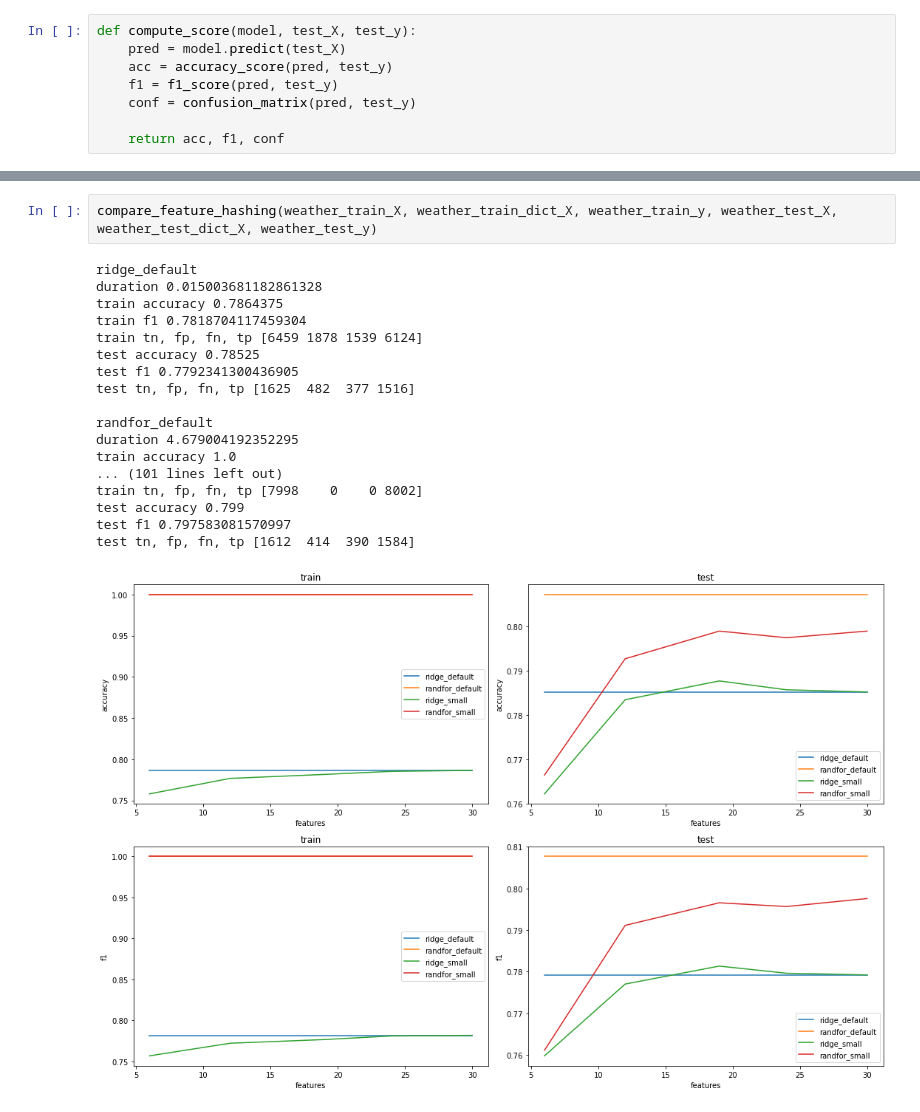
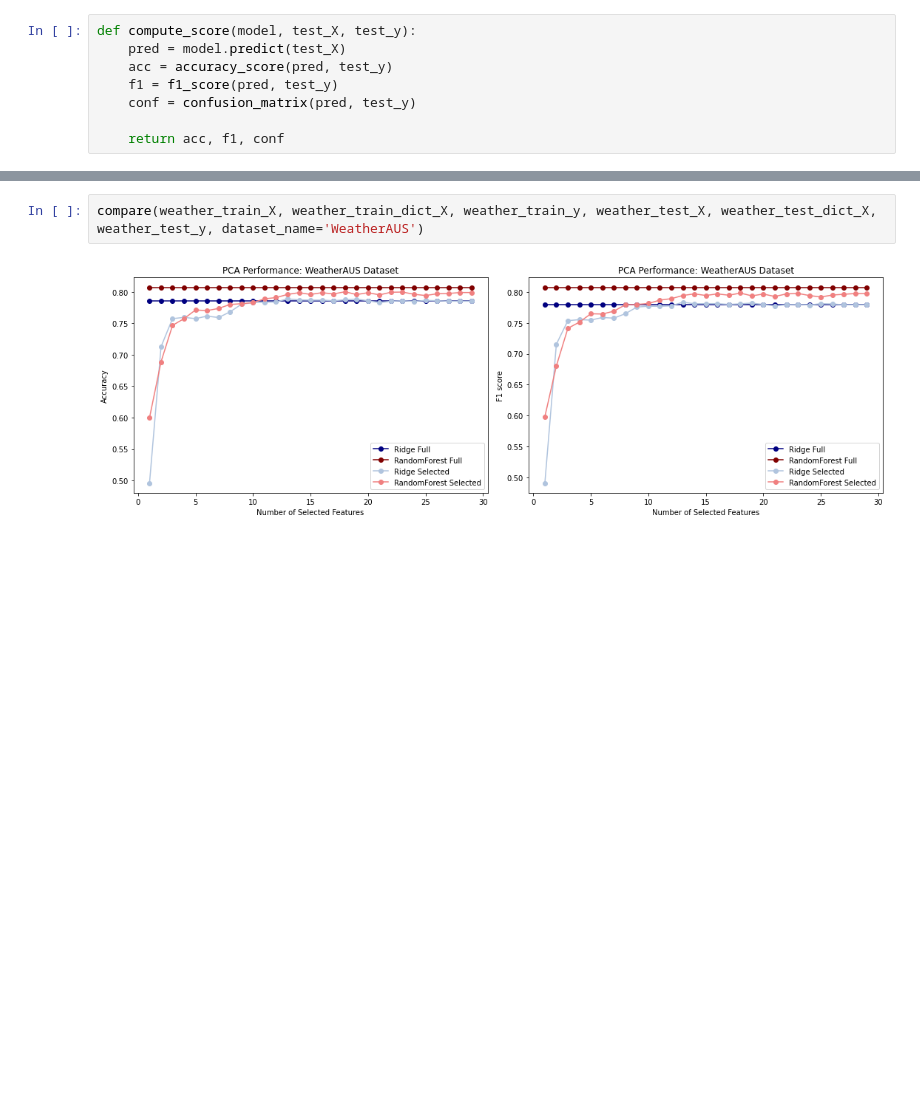
Before and after one commit to win13676/ORIE5741-Project, a Jupyter notebook: PCA_comparison.ipynb, the cells around one changed output, grey strips where cells are left out. Saved outputs shown, nothing was run; the diff lists cells and outputs as text; blank space fills up the shorter version.

```diff
--- a/PCA_comparison.ipynb
+++ b/PCA_comparison.ipynb
@@ -267,22 +199,5 @@ test tn, fp, fn, tp [138  30  18  76]
 # %%
-compare_feature_hashing(weather_train_X, weather_train_dict_X, weather_train_y, weather_test_X, weather_test_dict_X, weather_test_y)
+compare(weather_train_X, weather_train_dict_X, weather_train_y, weather_test_X, weather_test_dict_X, weather_test_y, dataset_name='WeatherAUS')
 # %% [output]
-ridge_default
-duration 0.015003681182861328
-train accuracy 0.7864375
-train f1 0.7818704117459304
-train tn, fp, fn, tp [6459 1878 1539 6124]
-test accuracy 0.78525
-test f1 0.7792341300436905
-test tn, fp, fn, tp [1625  482  377 1516]
-
-randfor_default
-duration 4.679004192352295
-train accuracy 1.0
-... (101 lines left out)
-train tn, fp, fn, tp [7998    0    0 8002]
-test accuracy 0.799
-test f1 0.797583081570997
-test tn, fp, fn, tp [1612  414  390 1584]
-[figure, old version]
+[figure, new version]
 # %%
```
Also changed, not shown: parts of 5 cells of this notebook.
